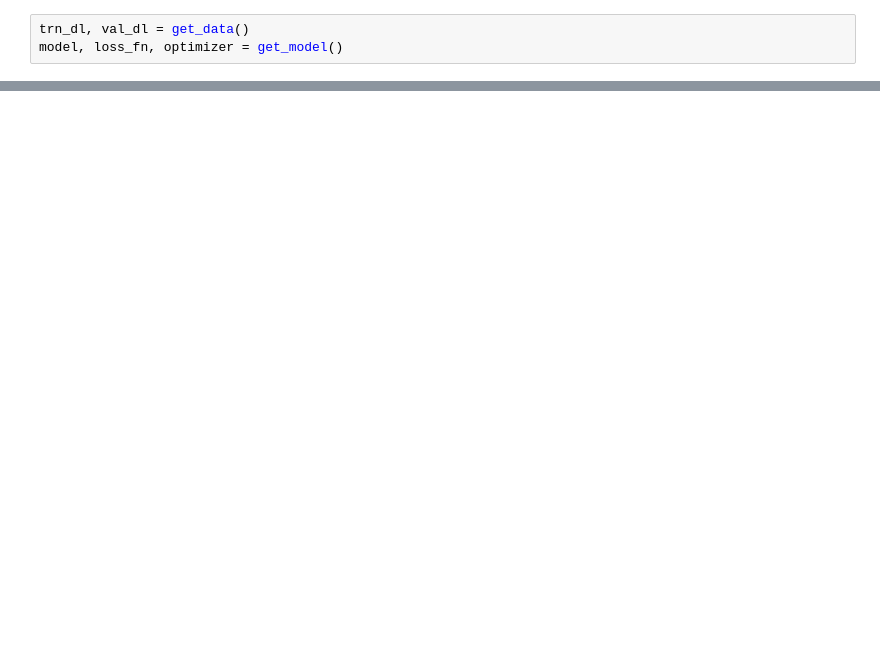
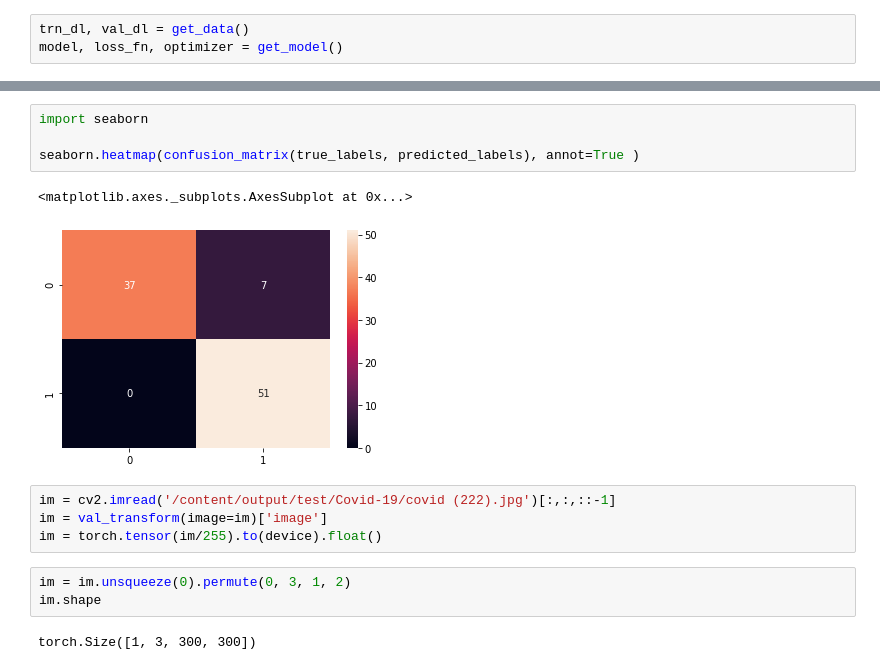
Before and after one commit to carlsec/machine_learning, a Jupyter notebook: Covid_Pytorch.ipynb, the cells around one changed output, grey strips where cells are left out. Saved outputs shown, nothing was run; the diff lists cells and outputs as text; blank space fills up the shorter version.

```diff
--- a/Covid_Pytorch.ipynb
+++ b/Covid_Pytorch.ipynb
@@ -323,0 +408,16 @@ display_image_grid('/content/output/test', predicted_labels, rows=6, cols=6)
+# %%
+import seaborn
+
+seaborn.heatmap(confusion_matrix(true_labels, predicted_labels), annot=True )
+# %% [output]
+<matplotlib.axes._subplots.AxesSubplot at 0x...>
+[figure, added]
+# %%
+im = cv2.imread('/content/output/test/Covid-19/covid (222).jpg')[:,:,::-1]
+im = val_transform(image=im)['image']
+im = torch.tensor(im/255).to(device).float()
+# %%
+im = im.unsqueeze(0).permute(0, 3, 1, 2)
+im.shape
+# %% [output]
+torch.Size([1, 3, 300, 300])
```
Also changed, not shown: parts of 20 cells of this notebook.
